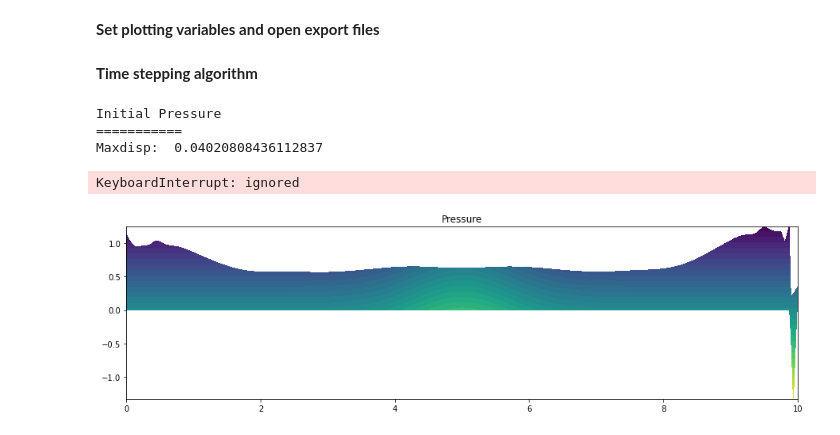
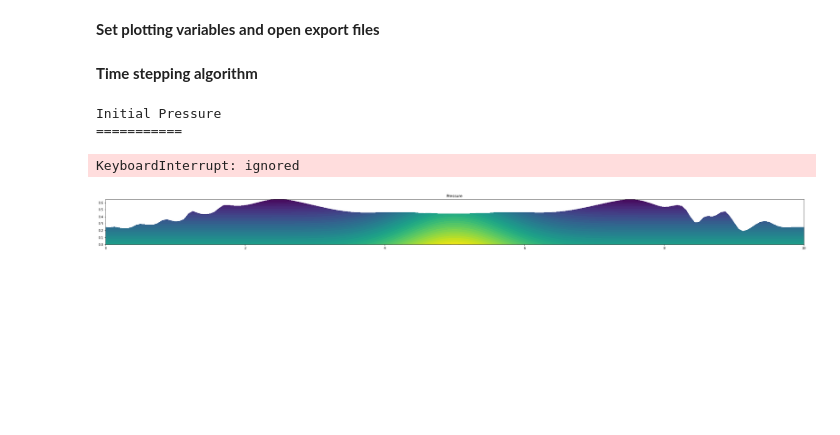
Before and after one commit to notanumber-sys/dd2365-project, a Jupyter notebook: project.ipynb, the cells around one changed output. Drawn from its saved outputs; the diff is of its cells as text; code cells hidden in the pictures; blank space fills up the shorter version.

```diff
--- a/project.ipynb
+++ b/project.ipynb
@@ -346,6 +346,8 @@ while t < T + DOLFIN_EPS:
     # extract the current surface height h(x)
     surface_nodes = []
     surface_node_indices = []
+    left_node_indices = []   # not including top
+    right_node_indices = []  # not including top
     left_max = 0
     left_max_index = -1
     right_max = 0
@@ -355,11 +357,13 @@ while t < T + DOLFIN_EPS:
             pass
             #print("Lower", x)
         elif left.inside(x, True):
+            left_node_indices.append(i)
             if x[1] > left_max:
                 left_max = x[1]
                 left_max_index = i
             #print("Left", x)
         elif right.inside(x, True):
+            right_node_indices.append(i)
             if x[1] > right_max:
                 right_max = x[1]
                 right_max_index = i
@@ -372,6 +376,8 @@ while t < T + DOLFIN_EPS:
     surface_nodes.insert(0, boundary.coordinates()[left_max_index])
     surface_node_indices.append(right_max_index)
     surface_nodes.append(boundary.coordinates()[right_max_index])
+    left_node_indices.remove(left_max_index)
+    right_node_indices.remove(right_max_index)
     heights = [c[1] for c in surface_nodes]
     height_positions = [c[0] for c in surface_nodes]
 
@@ -379,15 +385,20 @@ while t < T + DOLFIN_EPS:
     W = [u1(c[0], c[1]) for c in surface_nodes]
 
     # displace the boundary
-    maxdisp = 0  # TODO: Remove debug statement
     for j, i in enumerate(surface_node_indices):
         x = boundary.coordinates()[i]
         delta_y = W[j][1]*dt
         x[1] += delta_y
-
-        if delta_y > maxdisp:    # TODO: Remove debug statement
-            maxdisp = delta_y    # TODO: Remove debug statement
-    print("Maxdisp: ", maxdisp)  # TODO: Remove debug statement
+    new_y_left = boundary.coordinates()[left_max_index][1]
+    for j, i in enumerate(left_node_indices):
+        x = boundary.coordinates()[i]
+        positional_scale = x[1]/left_max
+        x[1] = new_y_left*positional_scale
+    new_y_right = boundary.coordinates()[right_max_index][1]
+    for j, i in enumerate(right_node_indices):
+        x = boundary.coordinates()[i]
+        positional_scale = x[1]/right_max
+        x[1] = new_y_right*positional_scale
 
     # Solve non-linear problem
     k = 0
@@ -416,7 +427,6 @@ while t < T + DOLFIN_EPS:
           time = np.append(time, t)
 
         k += 1
-
 
     #boundary2 = BoundaryMesh(mesh, "exterior", True)
     #for i, x in enumerate(boundary.coordinates()):
@@ -440,35 +450,34 @@ while t < T + DOLFIN_EPS:
 
         for w_temp in W:
           print(str(w_temp[1]) + " ", end="")
         print()
 
         plot_time += T/plot_freq
 
         plt.show()
 
     # reshape mesh
     w_new = ALE.move(mesh, boundary)
     w.set_md(w_new)
     # this supposedly helps to avoid crashing at solve
     mesh.bounding_box_tree().build(mesh)
 
     # show reshaped mesh
     print("New Mesh:")
     plt.figure(figsize=(40, 4))
     plot(mesh, title="Mesh")
 
     # Update time step
     u0.assign(u1)
     t += dt
 
 !tar -czvf results-NS.tar.gz results-NS
 files.download('results-NS.tar.gz')
 # %% [output]
 Initial Pressure
 ===========
-Maxdisp:  0.04020808436112837
 KeyboardInterrupt: ignored
-[figure, old version]
+[figure, new version]
 # %%
 
 !tar -czvf results-NS.tar.gz results-NS
```
Also changed, not shown: parts of 1 cell of this notebook.
